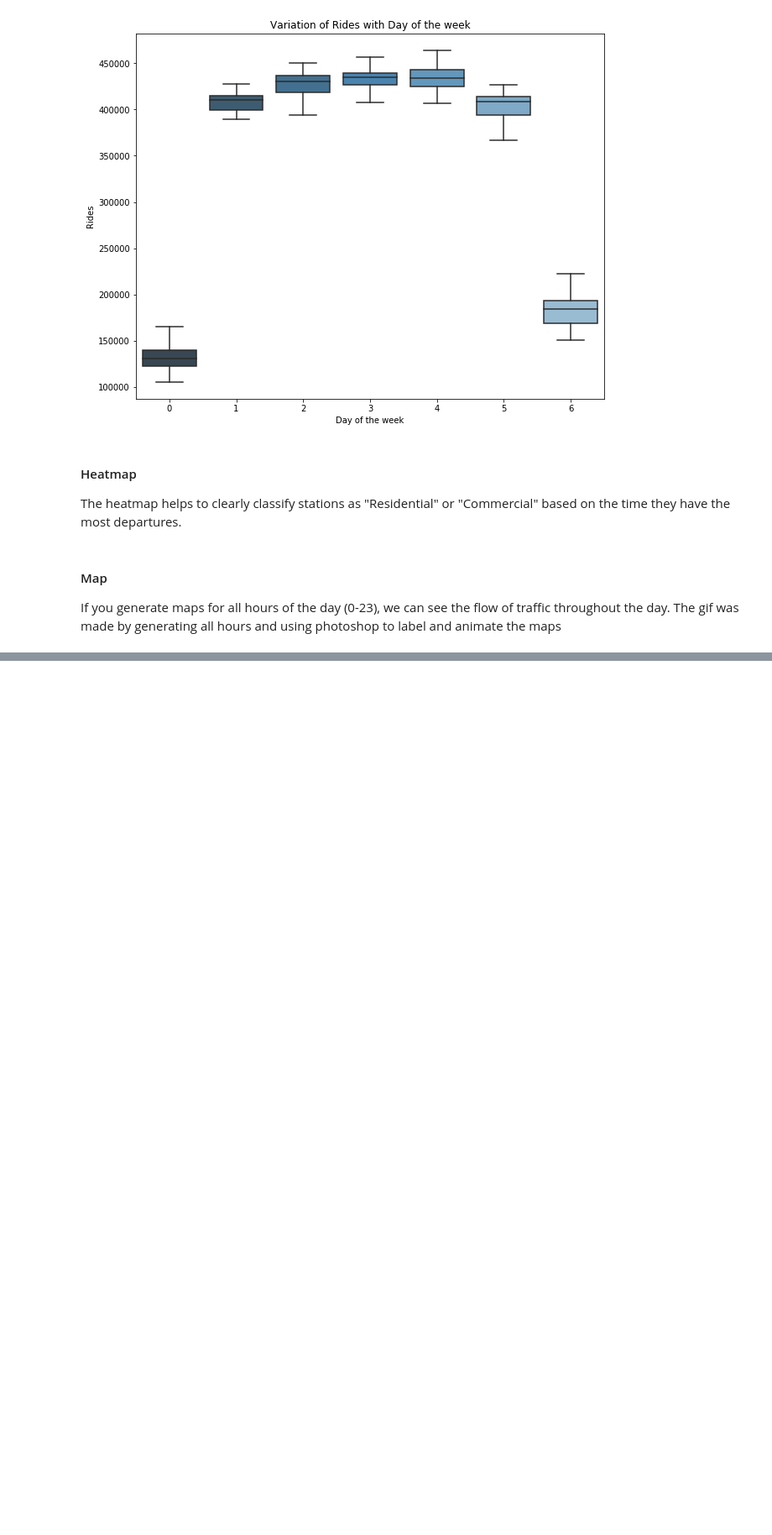
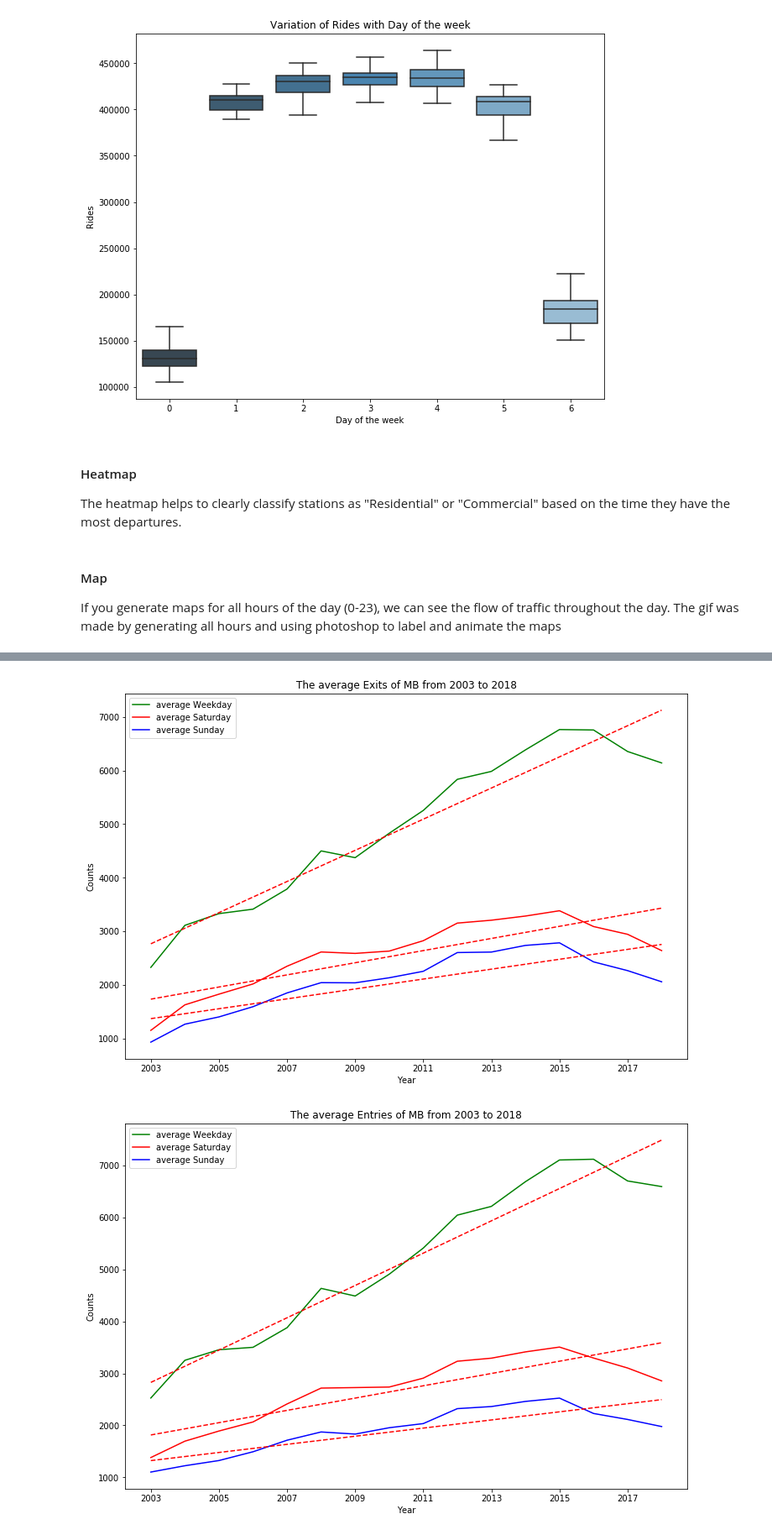
Before and after one commit to CharleneC/ECE143_F18, a Jupyter notebook: BART Trends- Main Notebook.ipynb, the cells around one changed output, grey strips where cells are left out. Shown at 84% size. Saved outputs shown, nothing was run; the diff lists cells and outputs as text; code cells hidden in the pictures; blank space fills up the shorter version.

```diff
--- a/BART Trends- Main Notebook.ipynb
+++ b/BART Trends- Main Notebook.ipynb
@@ -91,0 +138,18 @@ bart_map
+# %%
+from plot_and_process_data import plotWeekendVsWeekdayOf
+
+stnList = ['RM', 'EN', 'EP', 'NB', 'BK', 'AS', 'MA', 19, 12, 'LM', 'FV', 'CL',
+       'SL', 'BF', 'HY', 'SH', 'UC', 'FM', 'CN', 'PH', 'WC', 'LF', 'OR', 'RR',
+       'EM', 'MT', 'PL', 'CC', 16, 24, 'GP', 'BP', 'DC', 'CM', 'CV', 'ED',
+       'WP','SS', 'SB', 'SO', 'MB', 'WD', 'OA', 'WS']
+
+
+path = r'/Users/teng/Documents/Data/' #fix the file path
+stn = 'MB'
+door = 'Exits'
+# %%
+plotWeekendVsWeekdayOf(path, stn, door)
+plotWeekendVsWeekdayOf(path, stn, )
+# %% [output]
+[figure, added]
+[figure, added]
```
Also changed, not shown: parts of 14 cells of this notebook.
